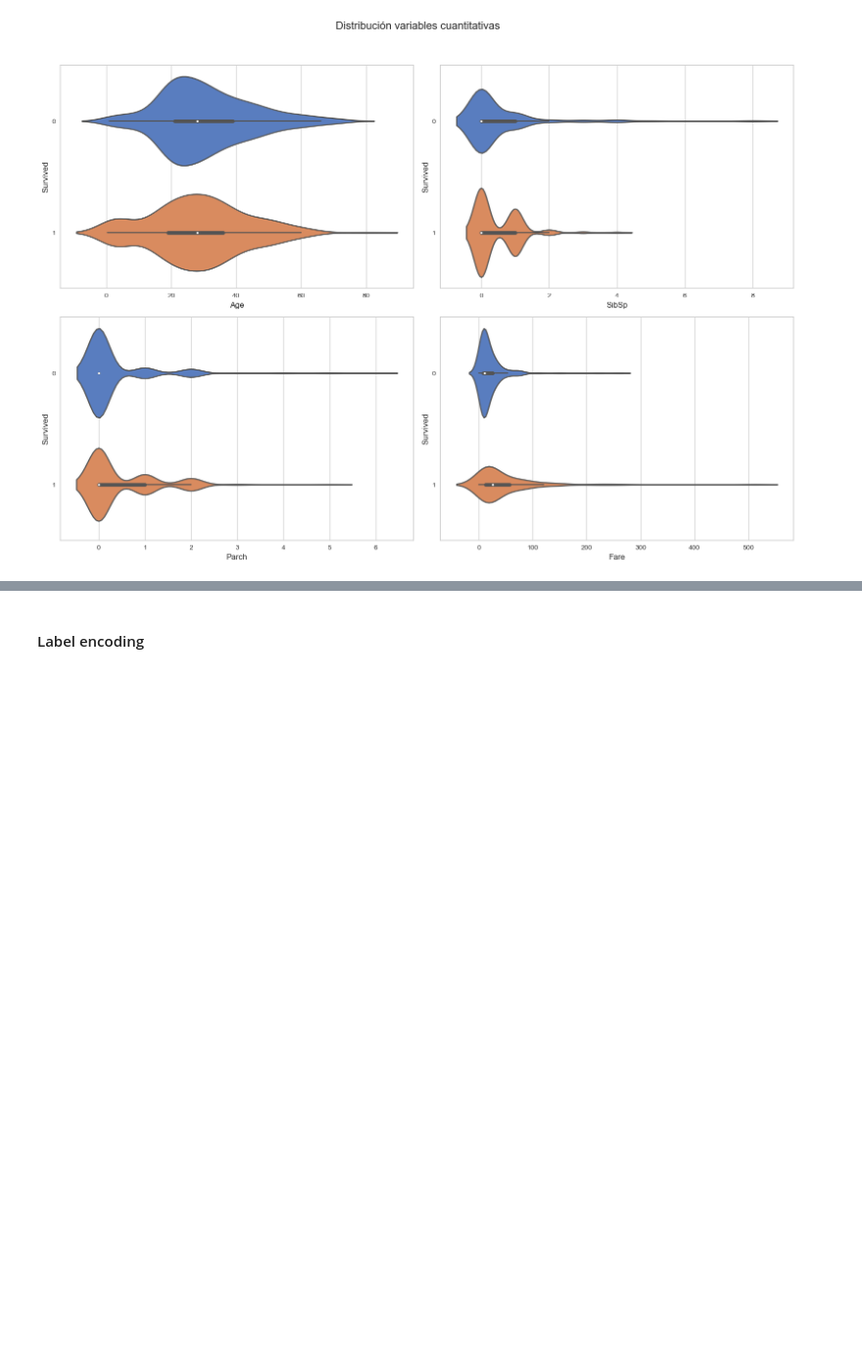
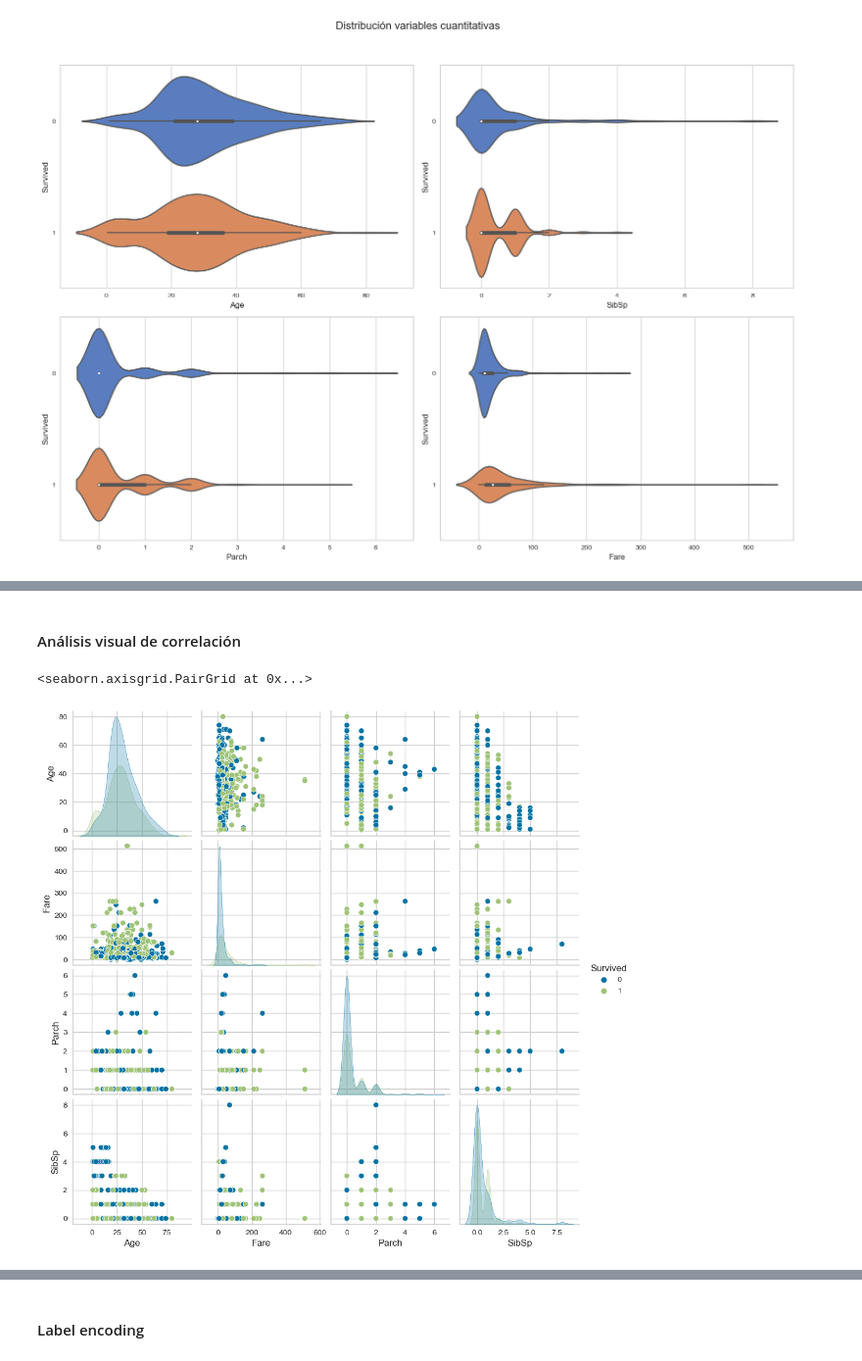
Before and after one commit to finanzasvlr/Titanic, a Jupyter notebook: Proyecto Final.ipynb, the cells around one changed output, grey strips where cells are left out. Shown: that part at 98% size. Drawn from its saved outputs; the diff is of its cells as text; code cells hidden in the pictures; blank space fills up the shorter version.

```diff
--- a/Proyecto Final.ipynb
+++ b/Proyecto Final.ipynb
@@ -229,0 +238,8 @@ Los sobrevivientes presentan dos grupos claramente identificable: sin sibsp o co
+# %% [markdown]
+#### Análisis visual de correlación
+# %%
+palette = {0: "red", 1: "green"}
+sns.pairplot(data=df_train[['Age', 'Fare', 'Parch', 'SibSp','Survived']], hue="Survived")
+# %% [output]
+<seaborn.axisgrid.PairGrid at 0x...>
+[figure, added]
```
Also changed, not shown: parts of 8 cells of this notebook.
